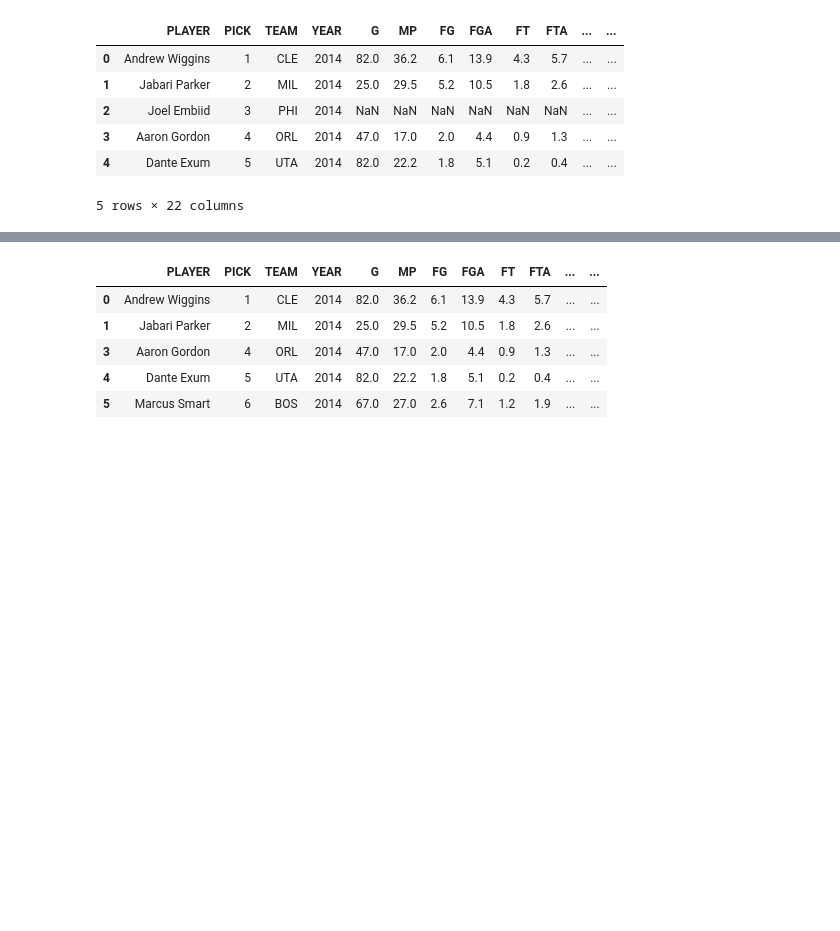
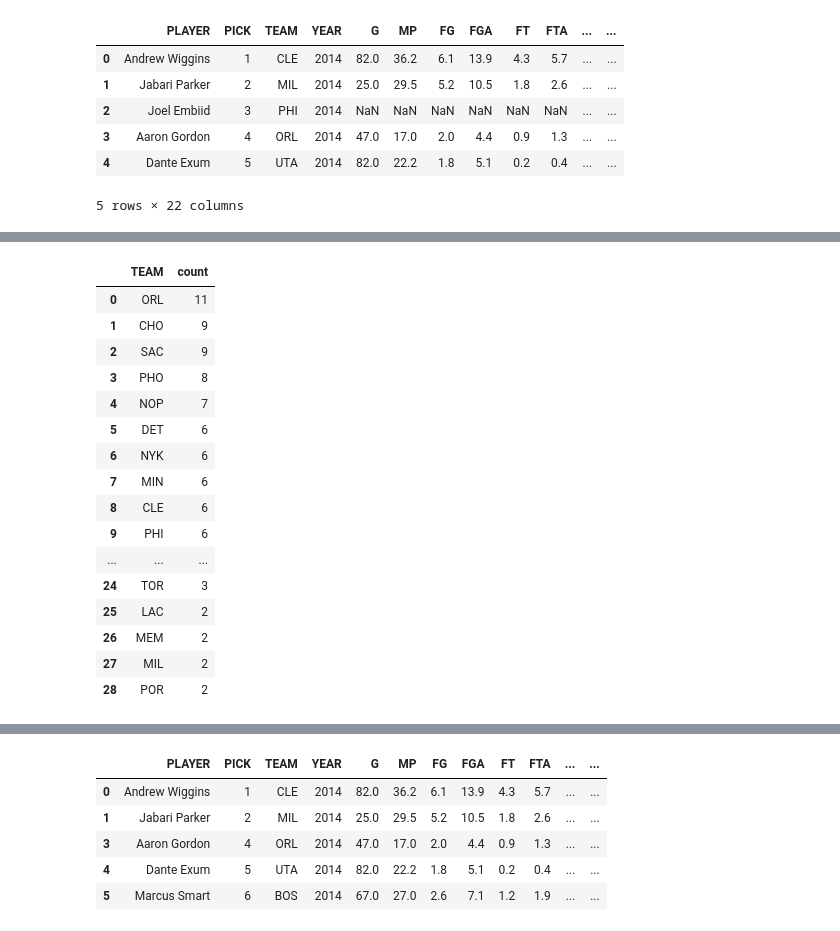
Before and after one commit to Zavello/capstone_DA12_NBA, a Jupyter notebook: notebooks/all_draft_class.ipynb, the cells around one changed output, grey strips where cells are left out. Drawn from its saved outputs; the diff is of its cells as text; code cells hidden in the pictures; blank space fills up the shorter version.

Commit message:
added_brk_to_lottery_count

```diff
--- a/notebooks/all_draft_class.ipynb
+++ b/notebooks/all_draft_class.ipynb
@@ -53,7 +59,25 @@ rookies_eff.head()
 # %%
 lottery = rookies_eff[rookies_eff['PICK'] <= 14]
 # lottery.head(15)
 lottery_counts = lottery['TEAM'].value_counts().reset_index()
-lottery_counts = lottery_counts.rename(columns={'index':'TEAM','TEAM':'LOTTERY PICKS'})
+# lottery_counts = lottery_counts.rename(columns={'index':'TEAM','TEAM':'LOTTERY PICKS'})
 lottery_counts
-lottery_counts.to_csv('lottery_counts.csv', index=False)
+# lottery_counts.to_csv('lottery_counts.csv', index=False)
+# %% [output]
+|  | TEAM | count |
+| 0 | ORL | 11 |
+| 1 | CHO | 9 |
+| 2 | SAC | 9 |
+| 3 | PHO | 8 |
+| 4 | NOP | 7 |
+| 5 | DET | 6 |
+| 6 | NYK | 6 |
+| 7 | MIN | 6 |
+| 8 | CLE | 6 |
+| 9 | PHI | 6 |
+| ... | ... | ... |
+| 24 | TOR | 3 |
+| 25 | LAC | 2 |
+| 26 | MEM | 2 |
+| 27 | MIL | 2 |
+| 28 | POR | 2 |
```
Also changed, not shown: parts of 6 cells of this notebook, 5 other files.
